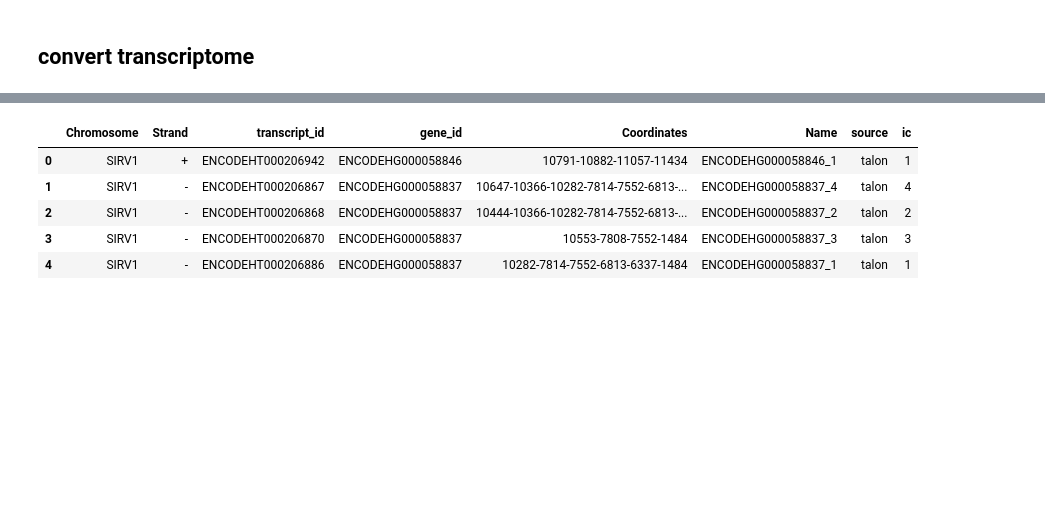
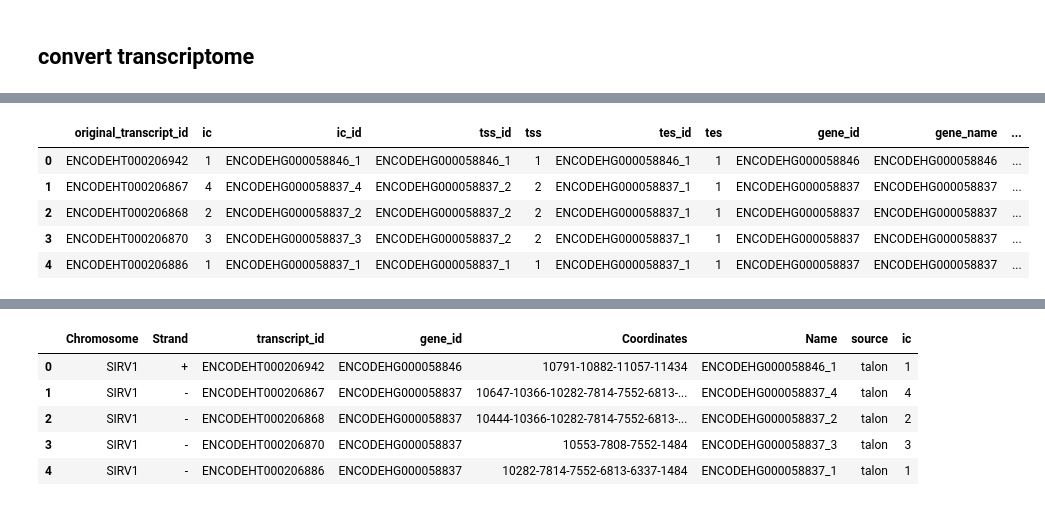
Before and after one commit to mortazavilab/cerberus, a Jupyter notebook: 220412_dev.ipynb, the cells around one changed output, grey strips where cells are left out. Drawn from its saved outputs; the diff is of its cells as text; code cells hidden in the pictures; blank space fills up the shorter version.

```diff
--- a/220412_dev.ipynb
+++ b/220412_dev.ipynb
@@ -129,5 +206,30 @@ def convert_transcriptome(gtf, h5):
+# %%
+def convert_transcriptome_command(gtf, h5, o):
+    convert_transcriptome(gtf, h5, o)
+
+def convert_transcriptome(gtf, h5, o):
+
+    # read in / format existing reference
+    ic, tss, tes, _ = read_h5(h5, as_pyranges=False)
+    ic = split_cerberus_id(ic, 'ic')
+    tss = split_cerberus_id(tss, 'tss')
+    tes = split_cerberus_id(tes, 'tes')
+    tss = pr.PyRanges(tss)
+    tes = pr.PyRanges(tes)
+
+    # read in transcriptome to convert to cerberus
+    gtf_df = pr.read_gtf(gtf).df
+    gtf_df['gene_id'] = gtf_df.gene_id.str.split('.', expand=True)[0]
+    gtf_df = pr.PyRanges(gtf_df)
+
+    df = assign_triplets(gtf_df, tss, ic, tes)
+
+    # write h5 file
+    tss = tss.df
+    tes = tes.df
+    write_h5(ic, tss, tes, h5, m=df)
 # %%
 h5 = '/Users/fairliereese/mortazavi_lab/data/rnawg/lr_bulk/cerberus/cerberus_ref.h5'
 gtf = '/Users/fairliereese/mortazavi_lab/data/rnawg/lr_bulk/talon/human_known_nic_nnc_talon.gtf'
 # gtf_df, tss, ic, tes = convert_transcriptome_command(gtf, h5)
-gtf_df, tss, ic, tes = convert_transcriptome(gtf, h5)
+df, ic, tss, tes = convert_transcriptome(gtf, h5)
@@ -133,0 +260,9 @@ gtf_df, tss, ic, tes = convert_transcriptome(gtf, h5)
+# %%
+df.head()
+# %% [output]
+|  | original_transcript_id | ic | ic_id | tss_id | tss | tes_id | tes | gene_id | gene_name | ... |
+| 0 | ENCODEHT000206942 | 1 | ENCODEHG000058846_1 | ENCODEHG000058846_1 | 1 | ENCODEHG000058846_1 | 1 | ENCODEHG000058846 | ENCODEHG000058846 | ... |
+| 1 | ENCODEHT000206867 | 4 | ENCODEHG000058837_4 | ENCODEHG000058837_2 | 2 | ENCODEHG000058837_1 | 1 | ENCODEHG000058837 | ENCODEHG000058837 | ... |
+| 2 | ENCODEHT000206868 | 2 | ENCODEHG000058837_2 | ENCODEHG000058837_2 | 2 | ENCODEHG000058837_1 | 1 | ENCODEHG000058837 | ENCODEHG000058837 | ... |
+| 3 | ENCODEHT000206870 | 3 | ENCODEHG000058837_3 | ENCODEHG000058837_2 | 2 | ENCODEHG000058837_1 | 1 | ENCODEHG000058837 | ENCODEHG000058837 | ... |
+| 4 | ENCODEHT000206886 | 1 | ENCODEHG000058837_1 | ENCODEHG000058837_1 | 1 | ENCODEHG000058837_1 | 1 | ENCODEHG000058837 | ENCODEHG000058837 | ... |
```
Also changed, not shown: parts of 15 cells of this notebook, 2 other files.
